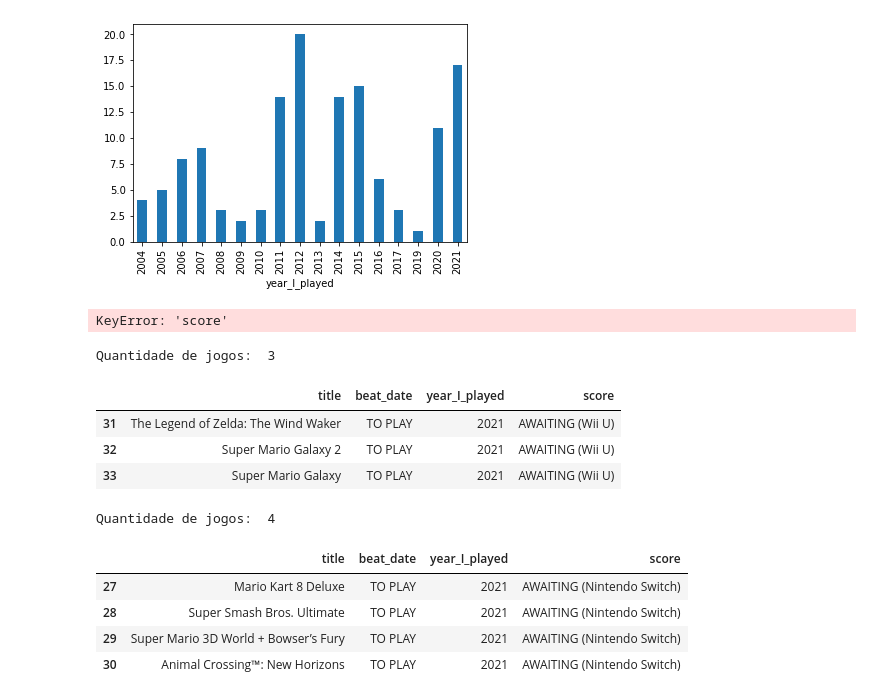
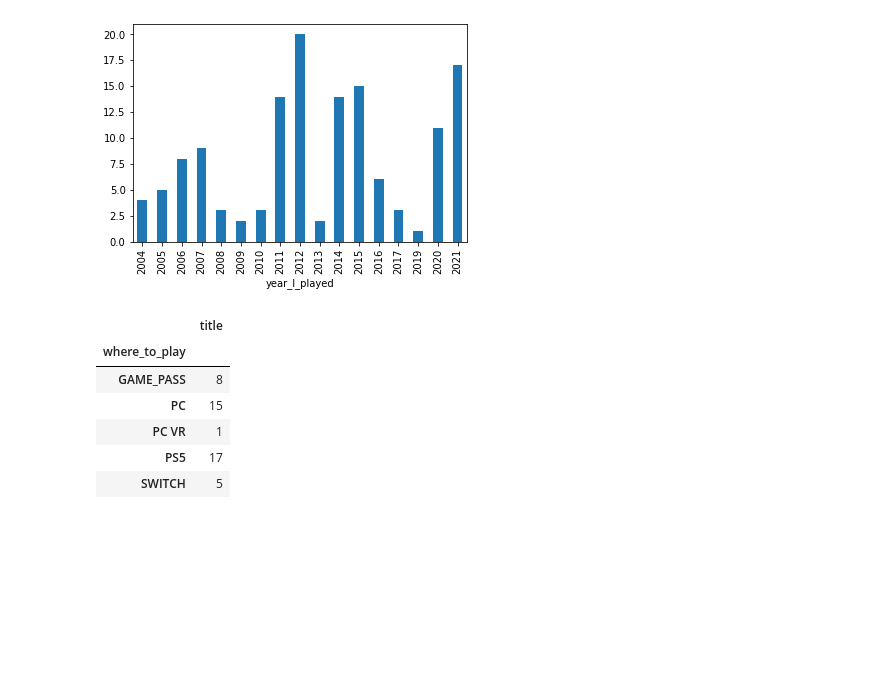
Before and after one commit to andredarcie/my-life-data, a Jupyter notebook: games_analysis.ipynb, the cells around one changed output. Cells and saved outputs as stored; diff of their text form; code cells hidden in the pictures; blank space fills up the shorter version.

```diff
--- a/games_analysis.ipynb
+++ b/games_analysis.ipynb
@@ -123,30 +123,13 @@ df.groupby('year_I_played')['title'].count().plot(kind='bar')
 # %% [output]
 <AxesSubplot:xlabel='year_I_played'>
 [figure]
-# %%
-playstation_games = df_to_play[df_to_play['score'] == ' AWAITING (Playstation exclusive)']
-print('Quantidade de jogos: ', len(playstation_games))
-playstation_games
-# %% [output]
-KeyError: 'score'
-# %%
-wiiu_games = df_to_play[df_to_play['score'] == ' AWAITING (Wii U)']
-print('Quantidade de jogos: ', len(wiiu_games))
-wiiu_games
-# %% [output]
-Quantidade de jogos:  3
-|  | title | beat_date | year_I_played | score |
-| 31 | The Legend of Zelda: The Wind Waker | TO PLAY | 2021 | AWAITING (Wii U) |
-| 32 | Super Mario Galaxy 2 | TO PLAY | 2021 | AWAITING (Wii U) |
-| 33 | Super Mario Galaxy | TO PLAY | 2021 | AWAITING (Wii U) |
-# %%
-nintendo_switch_games = df_to_play[df_to_play['score'] == ' AWAITING (Nintendo Switch)']
-print('Quantidade de jogos: ', len(nintendo_switch_games))
-nintendo_switch_games
-# %% [output]
-Quantidade de jogos:  4
-|  | title | beat_date | year_I_played | score |
-| 27 | Mario Kart 8 Deluxe | TO PLAY | 2021 | AWAITING (Nintendo Switch) |
-| 28 | Super Smash Bros. Ultimate | TO PLAY | 2021 | AWAITING (Nintendo Switch) |
-| 29 | Super Mario 3D World + Bowser’s Fury | TO PLAY | 2021 | AWAITING (Nintendo Switch) |
-| 30 | Animal Crossing™: New Horizons | TO PLAY | 2021 | AWAITING (Nintendo Switch) |
+# %%
+df_to_play.groupby(by=["where_to_play"]).count()
+# %% [output]
+|  | title |
+| where_to_play |  |
+| GAME_PASS | 8 |
+| PC | 15 |
+| PC VR | 1 |
+| PS5 | 17 |
+| SWITCH | 5 |
```
Also changed, not shown: parts of 2 cells of this notebook, 3 other files.
